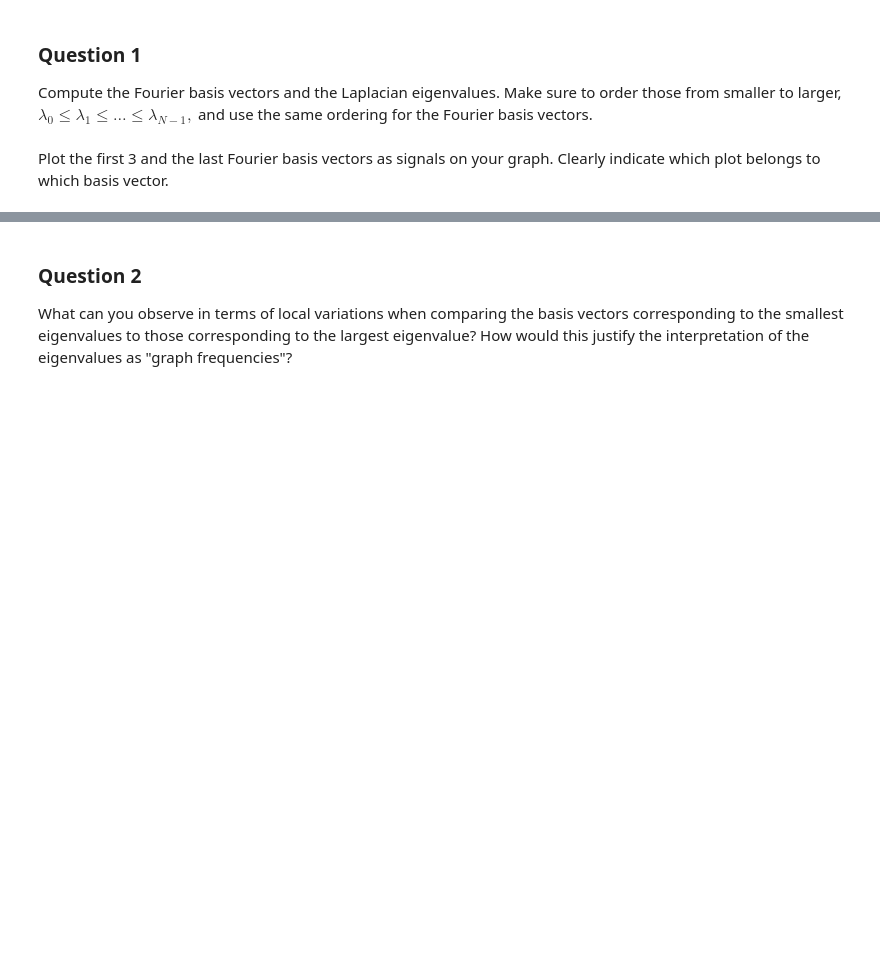
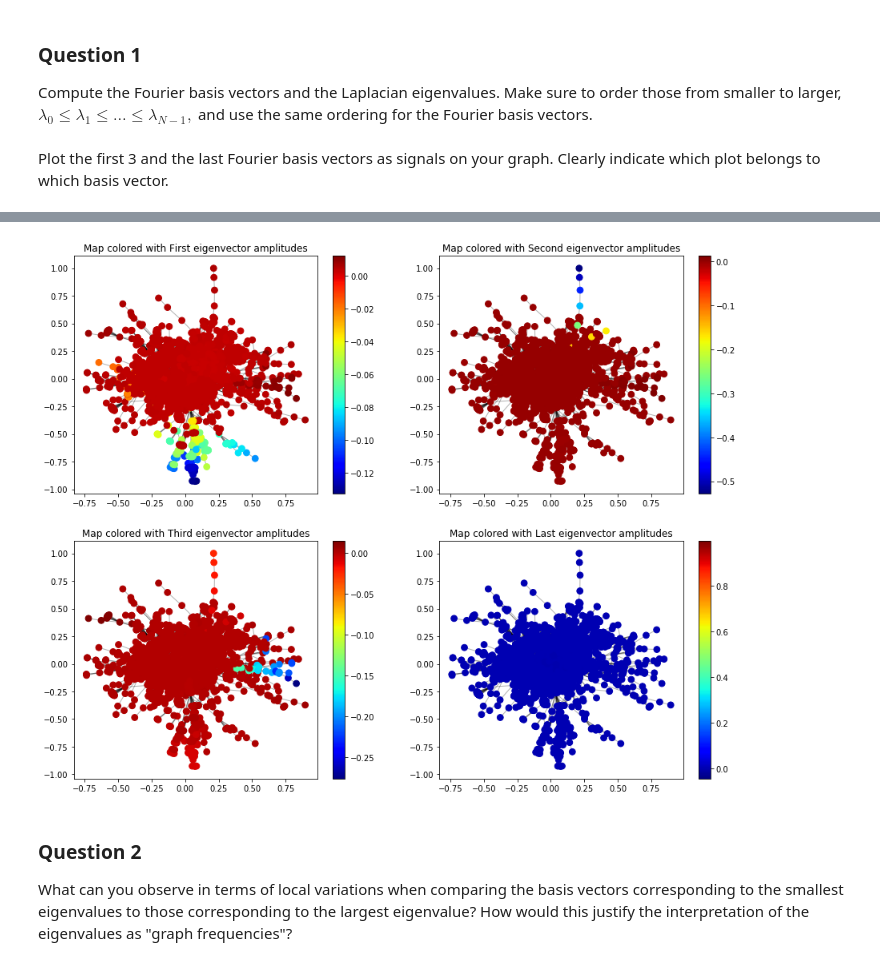
Before and after one commit to AmauV/NTDS, a Jupyter notebook: 4_graph_signal_processing.ipynb, the cells around one changed output, grey strips where cells are left out. Saved outputs shown, nothing was run; the diff lists cells and outputs as text; code cells hidden in the pictures; blank space fills up the shorter version.

```diff
--- a/4_graph_signal_processing.ipynb
+++ b/4_graph_signal_processing.ipynb
@@ -190,3 +196,31 @@ plt.show()
+# %%
+fig, ax = plt.subplots(2,2, figsize=(15, 12))
+
+graph = nx.from_numpy_matrix(biggest_cluster_matrix)
+coords = nx.spring_layout(graph)  # Force-directed layout.
+#coords = eigenvectors[:, 1:3]  # Laplacian eigenmaps.
+
+nc = nx.draw_networkx_nodes(graph, coords, node_size=60, node_color=eigenvectors[:,1], cmap=plt.cm.jet, ax=ax[0][0])
+nx.draw_networkx_edges(graph, coords, alpha=0.3, ax=ax[0][0])
+plt.colorbar(nc, ax=ax[0][0])
+ax[0][0].set_title("Map colored with First eigenvector amplitudes")
+
+nc = nx.draw_networkx_nodes(graph, coords, node_size=60, node_color=eigenvectors[:,2], cmap=plt.cm.jet, ax=ax[0][1])
+nx.draw_networkx_edges(graph, coords, alpha=0.3, ax=ax[0][1])
+plt.colorbar(nc, ax=ax[0][1])
+ax[0][1].set_title("Map colored with Second eigenvector amplitudes")
+
+nc = nx.draw_networkx_nodes(graph, coords, node_size=60, node_color=eigenvectors[:,3], cmap=plt.cm.jet, ax=ax[1][0])
+nx.draw_networkx_edges(graph, coords, alpha=0.3, ax=ax[1][0])
+plt.colorbar(nc, ax=ax[1][0])
+ax[1][0].set_title("Map colored with Third eigenvector amplitudes")
+
+nc = nx.draw_networkx_nodes(graph, coords, node_size=60, node_color=eigenvectors[:,-1], cmap=plt.cm.jet, ax=ax[1][1])
+nx.draw_networkx_edges(graph, coords, alpha=0.3, ax=ax[1][1])
+plt.colorbar(nc, ax=ax[1][1])
+ax[1][1].set_title("Map colored with Last eigenvector amplitudes");
+# %% [output]
+[figure, added]
 # %% [markdown]
 ### Question 2
 
```
Also changed, not shown: parts of 6 cells of this notebook.
